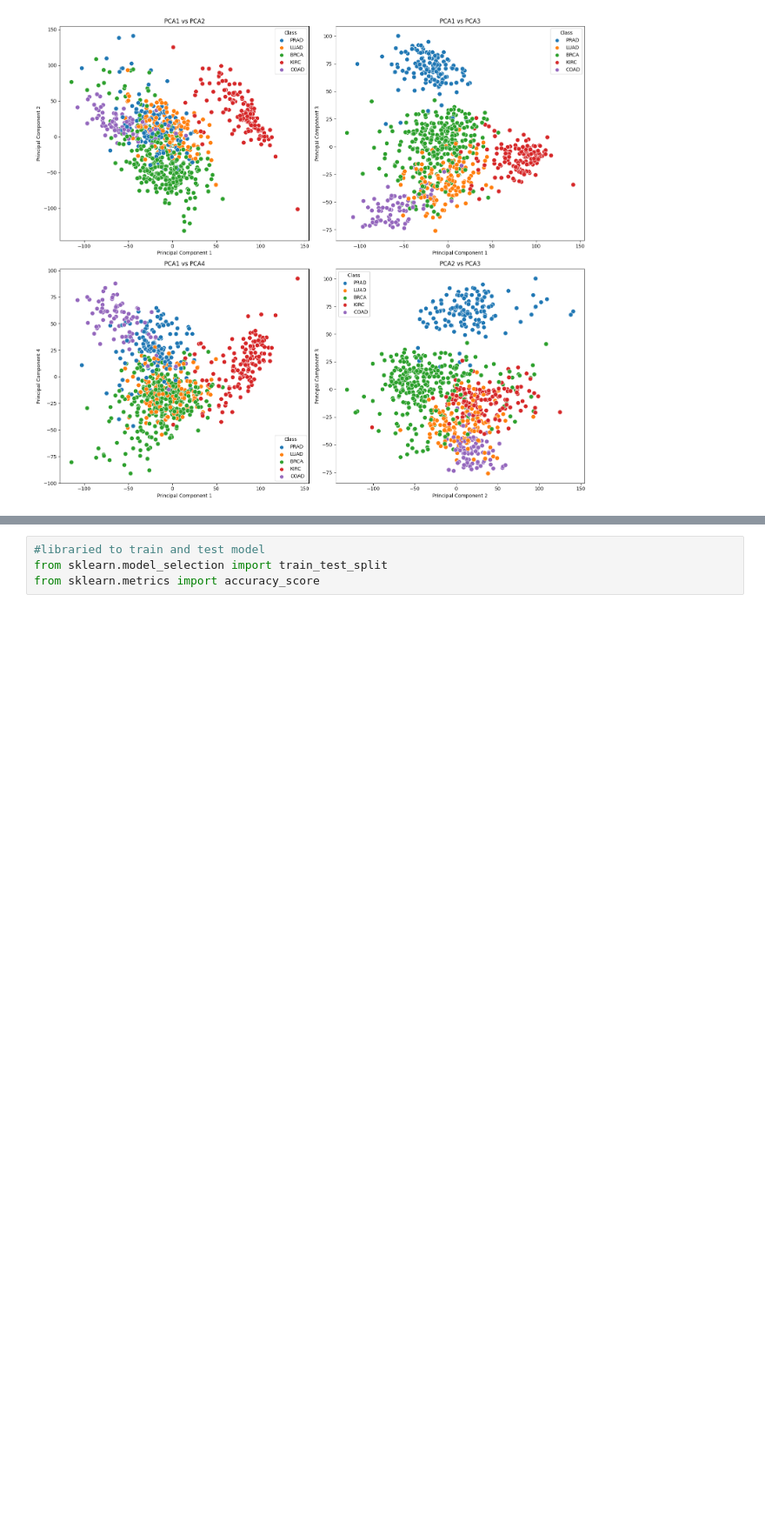
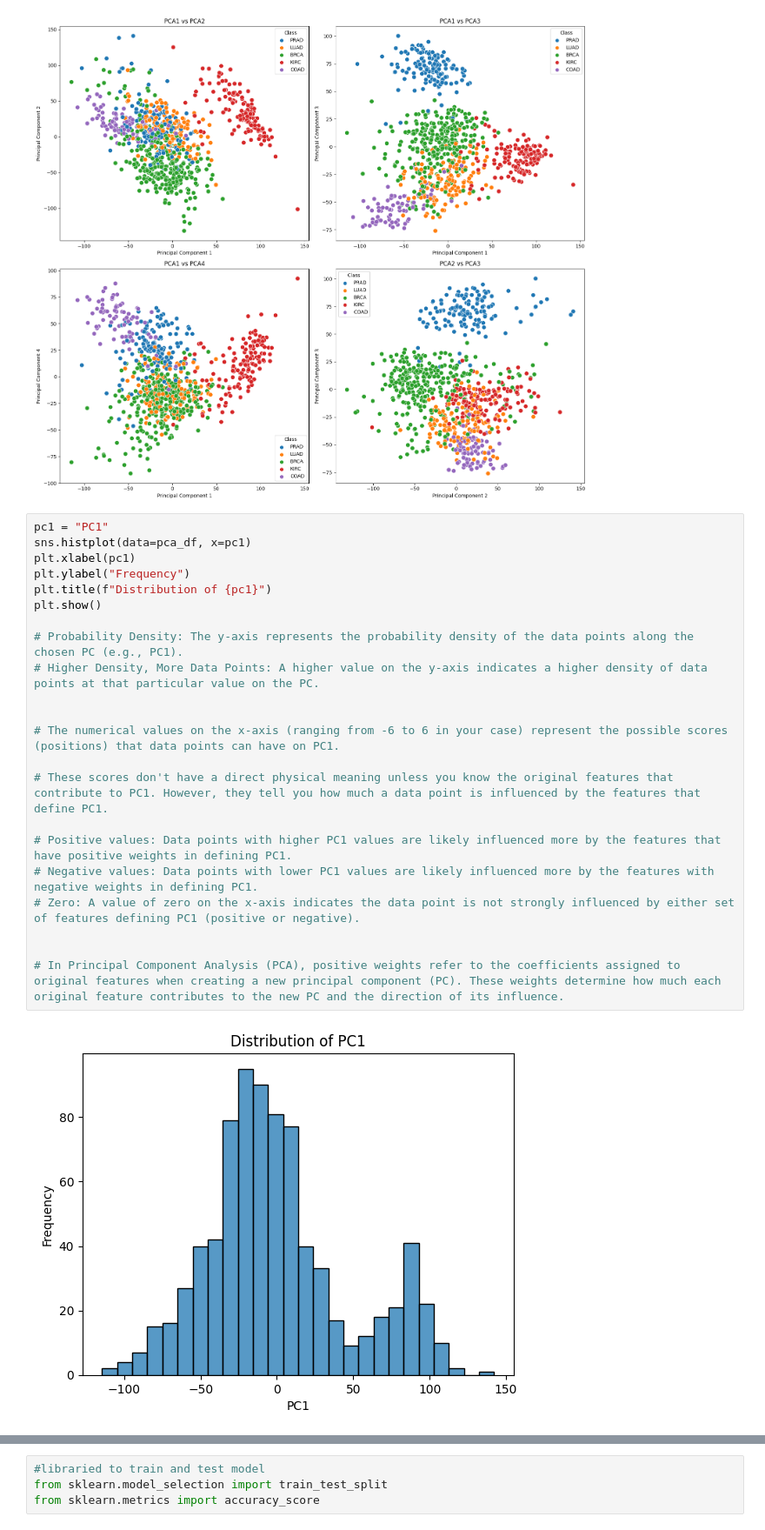
Before and after one commit to Valerie-Dsouza/cancer_classification, a Jupyter notebook: cancer_classification.ipynb, the cells around one changed output, grey strips where cells are left out. Shown at 87% size. Cells and saved outputs as stored; diff of their text form; blank space fills up the shorter version.

```diff
--- a/cancer_classification.ipynb
+++ b/cancer_classification.ipynb
@@ -150,3 +150,27 @@ plt.tight_layout()
 plt.show()
 # %% [output]
 [figure]
+# %%
+pc1 = "PC1"
+sns.histplot(data=pca_df, x=pc1)
+plt.xlabel(pc1)
+plt.ylabel("Frequency")
+plt.title(f"Distribution of {pc1}")
+plt.show()
+
+# Probability Density: The y-axis represents the probability density of the data points along the chosen PC (e.g., PC1).
+# Higher Density, More Data Points: A higher value on the y-axis indicates a higher density of data points at that particular value on the PC.
+
+
+# The numerical values on the x-axis (ranging from -6 to 6 in your case) represent the possible scores (positions) that data points can have on PC1.
+
+# These scores don't have a direct physical meaning unless you know the original features that contribute to PC1. However, they tell you how much a data point is influenced by the features that define PC1.
+
+# Positive values: Data points with higher PC1 values are likely influenced more by the features that have positive weights in defining PC1.
+# Negative values: Data points with lower PC1 values are likely influenced more by the features with negative weights in defining PC1.
+# Zero: A value of zero on the x-axis indicates the data point is not strongly influenced by either set of features defining PC1 (positive or negative).
+
+
+# In Principal Component Analysis (PCA), positive weights refer to the coefficients assigned to original features when creating a new principal component (PC). These weights determine how much each original feature contributes to the new PC and the direction of its influence.
+# %% [output]
+[figure, added]
```
Also changed, not shown: parts of 3 cells of this notebook.
